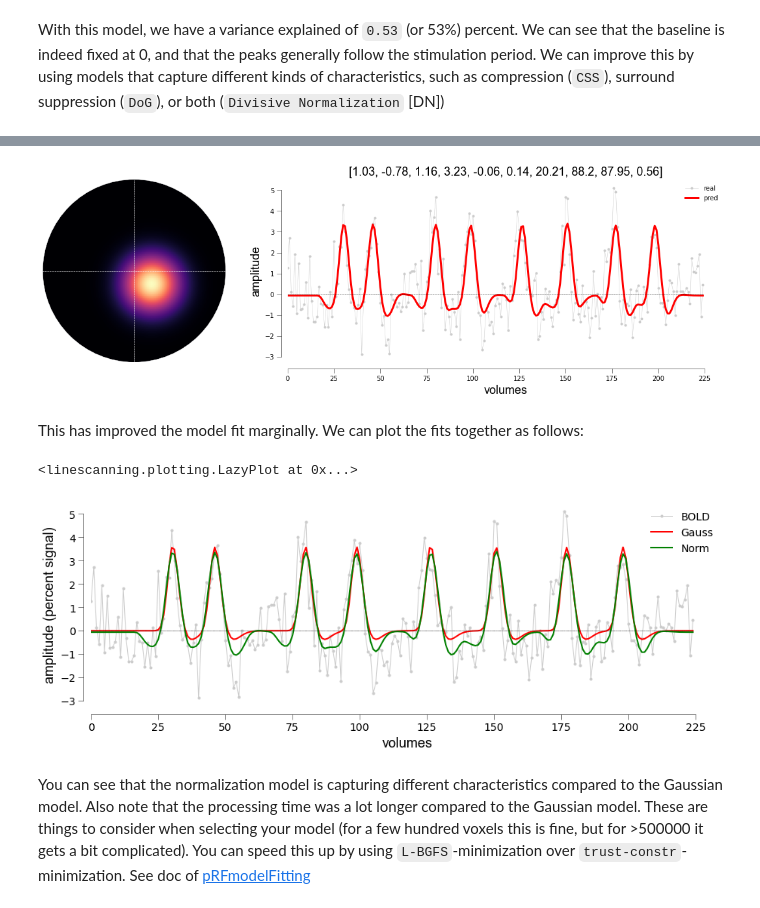
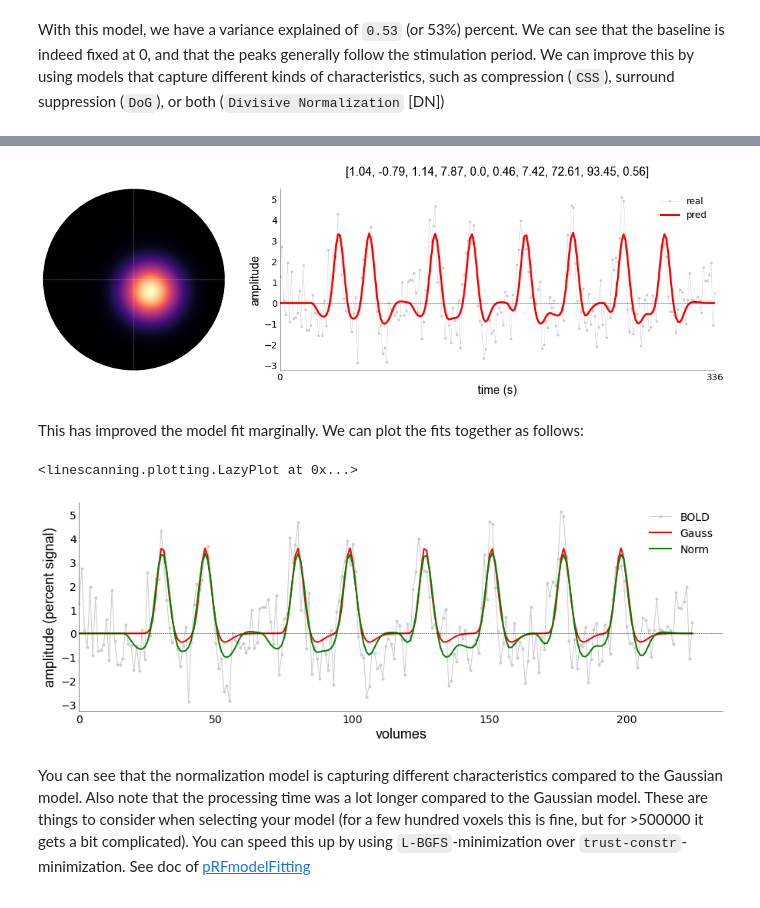
Before and after one commit to gjheij/linescanning, a Jupyter notebook: doc/source/examples/prfmodelfitter.ipynb, the cells around one changed output, grey strips where cells are left out. Saved outputs shown, nothing was run; the diff lists cells and outputs as text; code cells hidden in the pictures.

```diff
--- a/doc/source/examples/prfmodelfitter.ipynb
+++ b/doc/source/examples/prfmodelfitter.ipynb
@@ -90,9 +91,9 @@ gauss = prf.pRFmodelFitting(
     data.T,
     design_matrix=design,
     TR=1.5,                     # default
-    model='gauss',              # default, can be 'gauss', 'css', 'dog', 'norm'
-    stage="grid+iter",          # default
+    model="gauss",              # default, can be 'gauss', 'css', 'dog', 'norm'
+    stage="iter",               # default
     verbose=True,               # keep track of what we're doing,
     fix_bold_baseline=True      # fix the BOLD baseline at 0
-    )
+)
 # %% [output]
@@ -136,8 +140,8 @@ norm = prf.pRFmodelFitting(
     data.T,
     design_matrix=design,
     TR=1.5,
-    model='norm',
-    stage="grid+iter",
+    model="norm",
+    stage="iter",
     verbose=True,
     fix_bold_baseline=True,
     old_params=gauss.gauss_iter, # less explicit
@@ -147,8 +151,8 @@ norm = prf.pRFmodelFitting(
     data.T,
     design_matrix=design,
     TR=1.5,
-    model='norm',
-    stage="grid+iter",
+    model="norm",
+    stage="iter",
     verbose=True,
     fix_bold_baseline=True,
     previous_gaussian_fitter=gauss.gaussian_fitter,  # very explicit
@@ -185,8 +190,11 @@ Iterfit took 0:05:32.453400
 # %%
 # plot the model fit
-_,_,_,pred2 = norm.plot_vox(vox_nr=0, title='pars', model='norm')
+_,_,_,pred2 = norm.plot_vox(
+    vox_nr=0,
+    title="pars",
+    model="norm")
 # %% [output]
-[figure, old version]
+[figure, new version]
 # %% [markdown]
 This has improved the model fit marginally. We can plot the fits together as follows:
 # %%
@@ -198,13 +206,12 @@ plotting.LazyPlot(
     markers=['.',None,None],                  # plot BOLD as connected dots, predictions as solid lines
     x_label="volumes",                        # x label
     y_label="amplitude (percent signal)",     # y label
-    label_size=14,                            # font size of x/y ticks
     figsize=(15,5),                           # set figure size
-    labels=['BOLD','Gauss','Norm'],           # labels with the same length as data list
-    font_size=18)                             # font size of labels
+    labels=['BOLD','Gauss','Norm']            # labels with the same length as data list
+)
 # %% [output]
 <linescanning.plotting.LazyPlot at 0x...>
-[figure, old version]
+[figure, new version]
 # %% [markdown]
 You can see that the normalization model is capturing different characteristics compared to the Gaussian model. Also note that the processing time was a lot longer compared to the Gaussian model. These are things to consider when selecting your model (for a few hundred voxels this is fine, but for >500000 it gets a bit complicated). You can speed this up by using `L-BGFS`-minimization over `trust-constr`-minimization. See doc of [pRFmodelFitting]()
 # %% [markdown]
```
Also changed, not shown: parts of 19 cells of this notebook.
